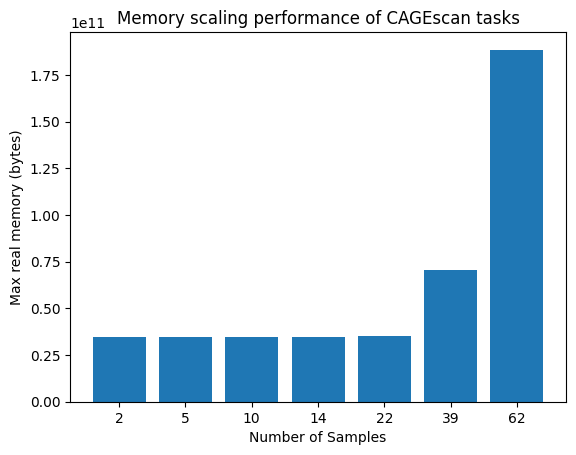
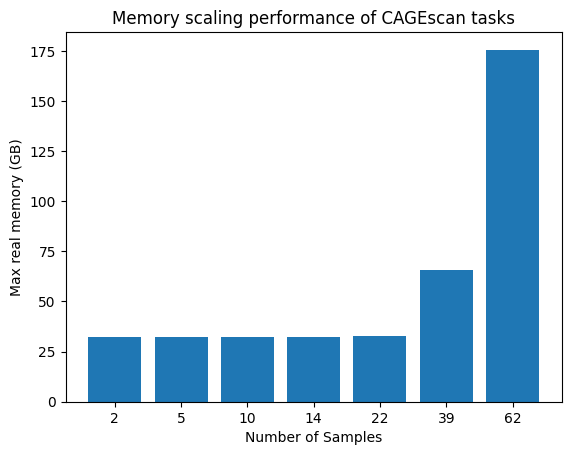
The notebook cell's code change between the first figure and the second:
--- before
+++ after
@@ -1,5 +1,5 @@
 # Extract keys (categories) and values (heights) from the dictionary
-categories = list(peak_rss.keys())
-values = list(peak_rss.values())
+categories = list(peak_rss_gb.keys())
+values = list(peak_rss_gb.values())
 
 # Create the bar chart
@@ -8,5 +8,5 @@
 # Add labels and title for clarity
 plt.xlabel('Number of Samples')
-plt.ylabel('Max real memory (bytes)')
+plt.ylabel('Max real memory (GB)')
 plt.title('Memory scaling performance of CAGEscan tasks')
 

Commit: #106 update with human readable units, fix enhancer code params